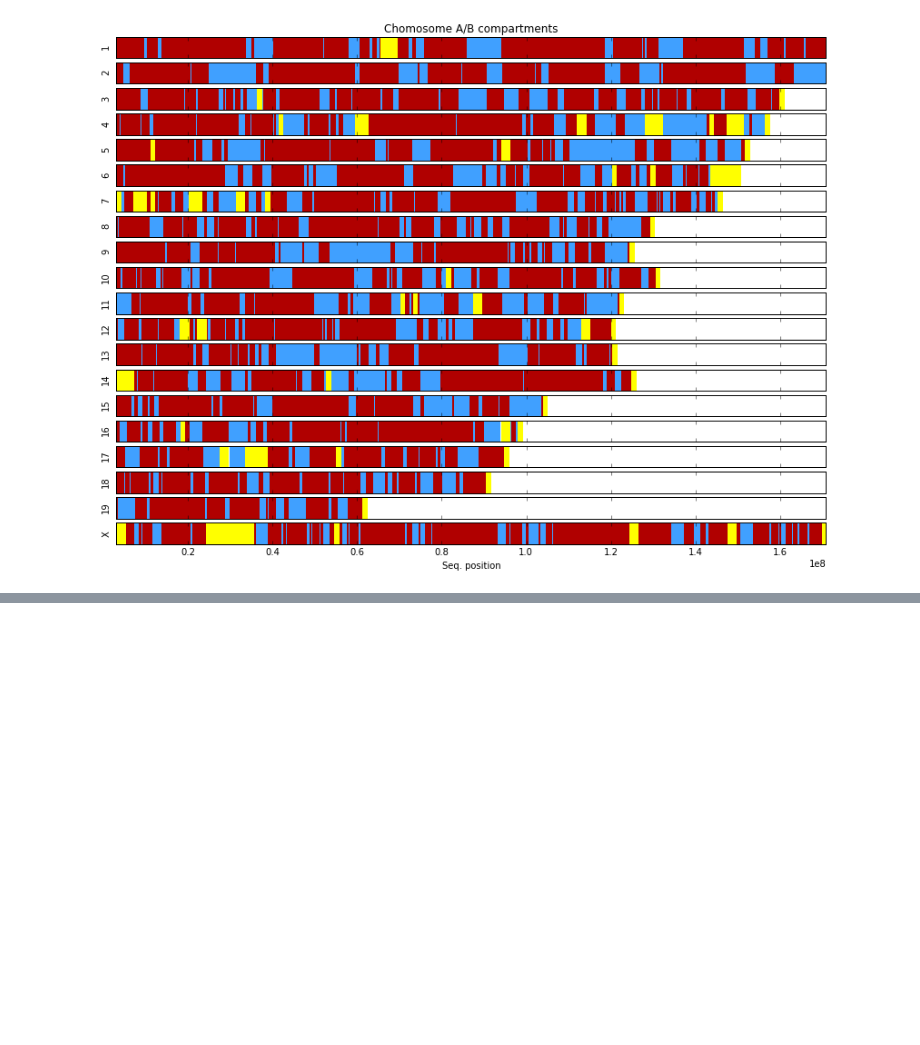
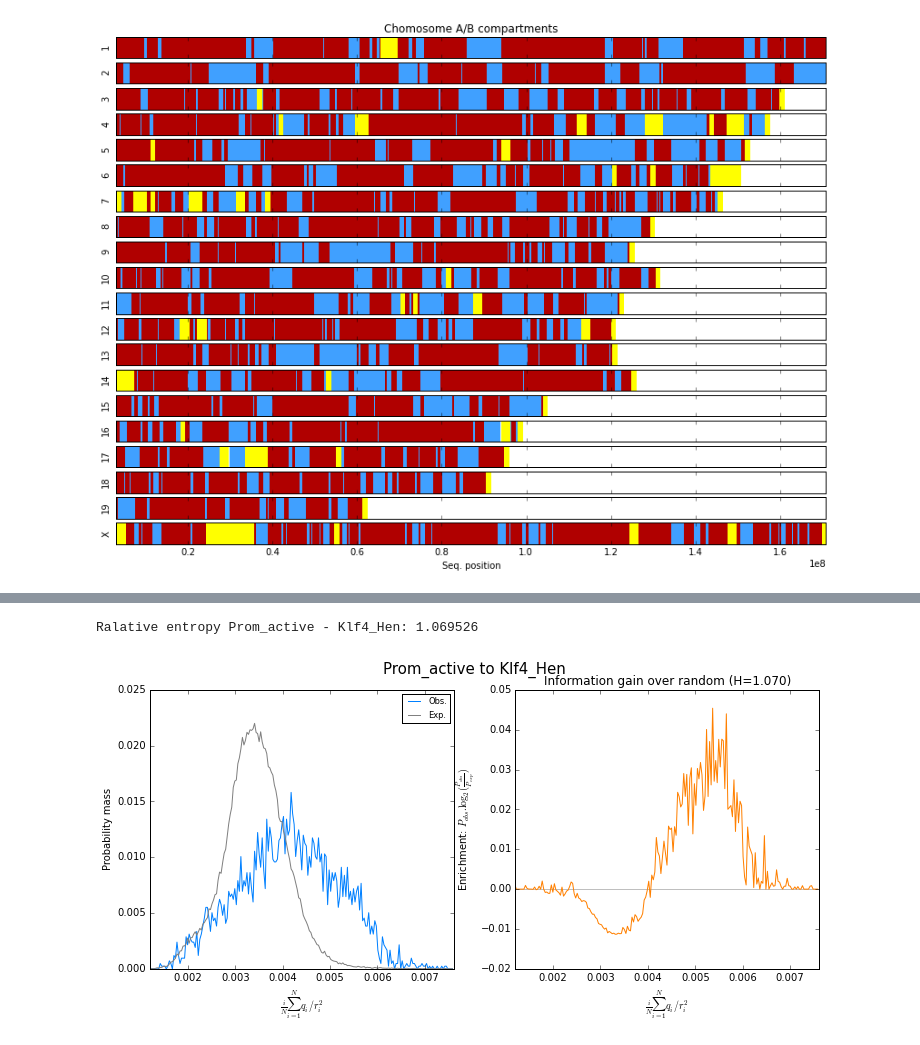
Before and after one commit to TheLaueLab/genome_structure_analysis, a Jupyter notebook: Genome_structure_analysis.ipynb, the cells around one changed output, grey strips where cells are left out. Cells and saved outputs as stored; diff of their text form; code cells hidden in the pictures; blank space fills up the shorter version.

```diff
--- a/Genome_structure_analysis.ipynb
+++ b/Genome_structure_analysis.ipynb
@@ -649,0 +1084,8 @@ plt.show()
+# %%
+# The null expectation is a poor model for active promoters and Klf4 ChIP-seq
+# i.e. the two have higher co-densities than would be expectyed at random
+density_file_path = calc_spatial_density(track_coord_path_Prom_active, track_coord_path_Klf4)
+compare_density_to_random(density_file_path)
+# %% [output]
+Ralative entropy Prom_active - Klf4_Hen: 1.069526
+[figure, added]
```
Also changed, not shown: parts of 11 cells of this notebook.
